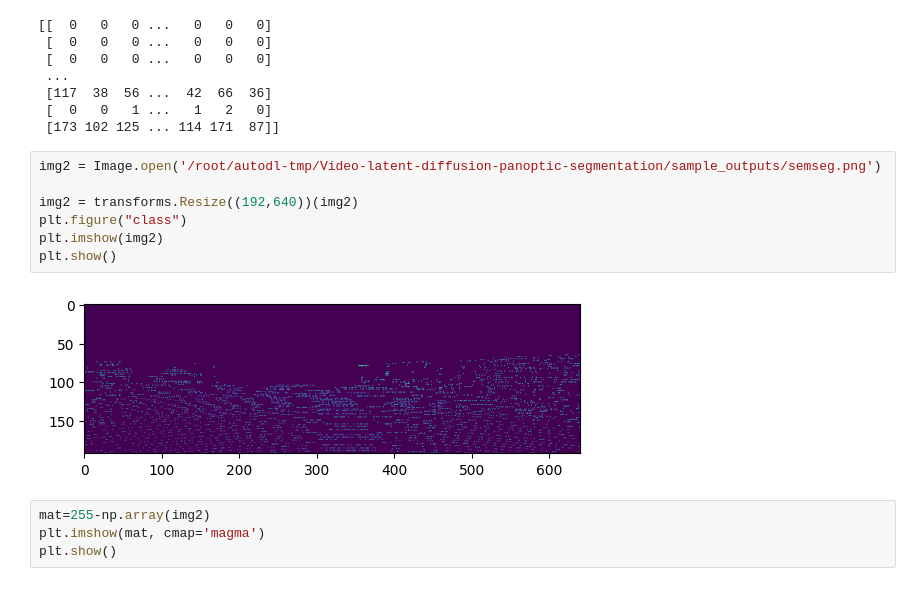
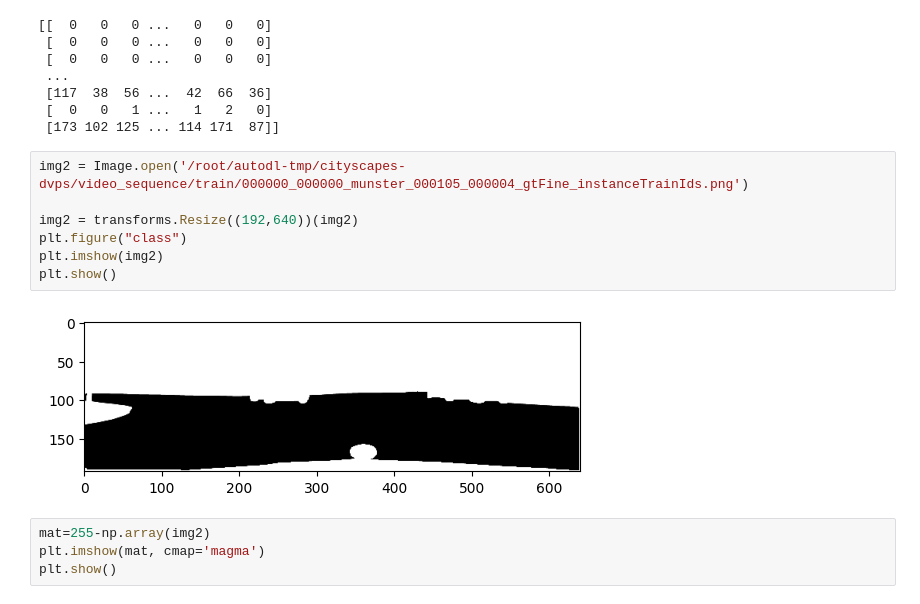
Before and after one commit to weentiaan/Video-latent-diffusion-panoptic-segmentation, a Jupyter notebook: Pose.ipynb, the cells around one changed output. Drawn from its saved outputs; the diff is of its cells as text.

Commit message:
change to cityscapes

```diff
--- a/Pose.ipynb
+++ b/Pose.ipynb
@@ -30,14 +30,14 @@ print(np.array(img))
  [  0   0   1 ...   1   2   0]
  [173 102 125 ... 114 171  87]]
 # %%
-img2 = Image.open('/root/autodl-tmp/Video-latent-diffusion-panoptic-segmentation/sample_outputs/semseg.png')
+img2 = Image.open('/root/autodl-tmp/cityscapes-dvps/video_sequence/train/000000_000000_munster_000105_000004_gtFine_instanceTrainIds.png')
 
 img2 = transforms.Resize((192,640))(img2)
 plt.figure("class")
 plt.imshow(img2)
 plt.show()
 # %% [output]
-[figure, old version]
+[figure, new version]
 # %%
 mat=255-np.array(img2)
 plt.imshow(mat, cmap='magma')
```
Also changed, not shown: parts of 5 cells of this notebook, 17 other files.
